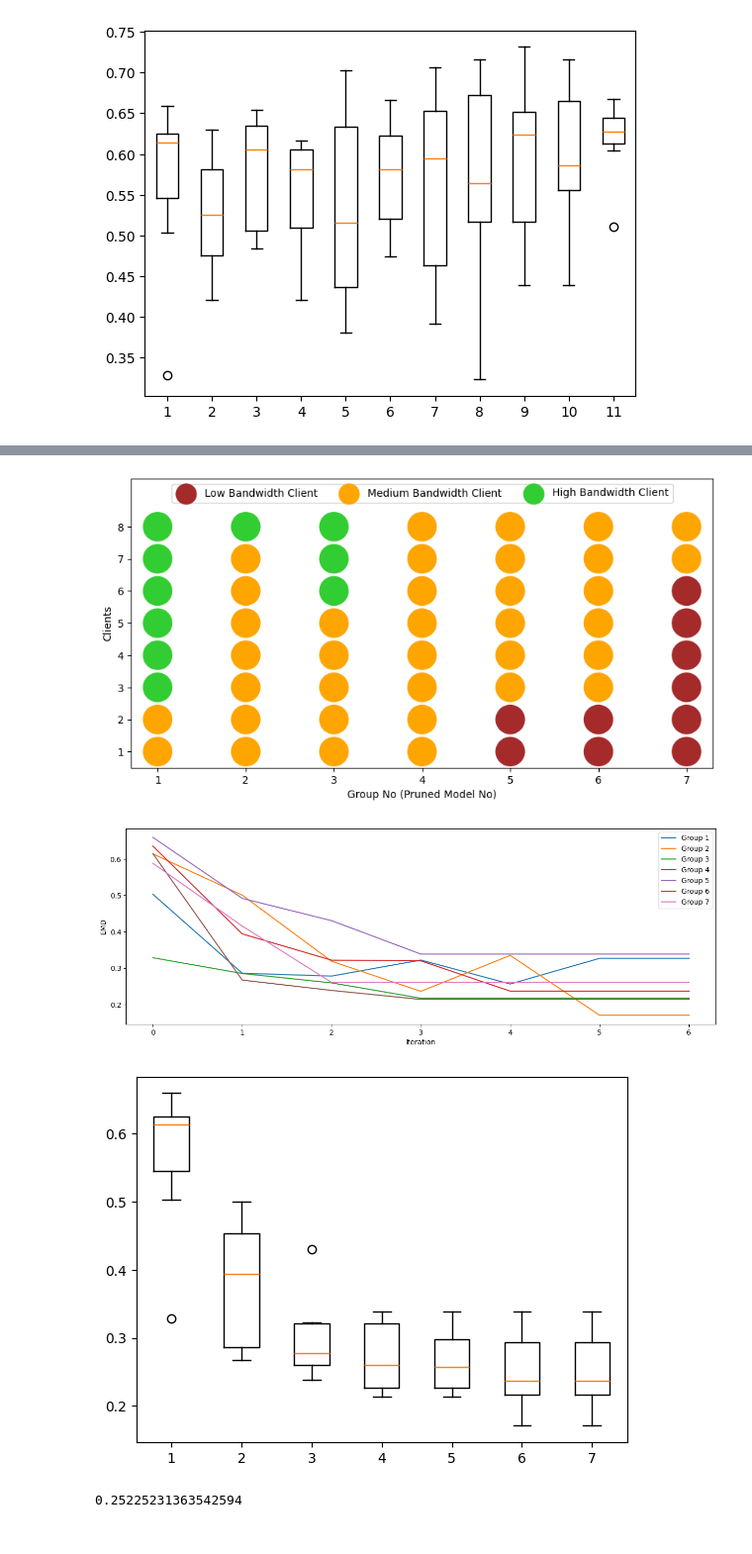
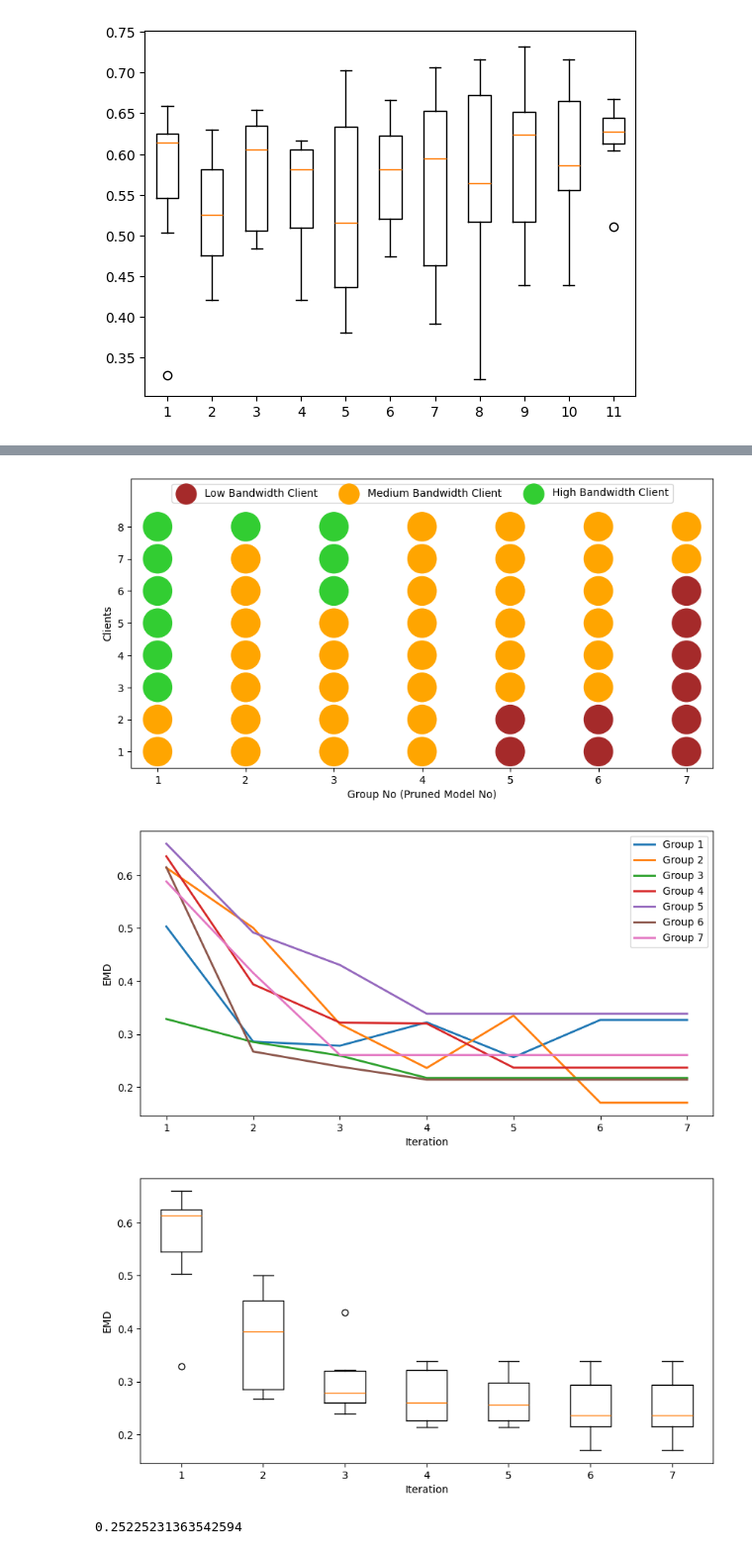
Before and after one commit to GoktugOcal/natadapt-x-flower, a Jupyter notebook: notebooks/grouping.ipynb, the cells around one changed output, grey strips where cells are left out. Shown at 99% size. Drawn from its saved outputs; the diff is of its cells as text; code cells hidden in the pictures.

```diff
--- a/notebooks/grouping.ipynb
+++ b/notebooks/grouping.ipynb
@@ -429,7 +429,7 @@ for iter_no in range(10):
         if len(candidate_operations) > 0:
             selected_idx = np.argmin(candidate_operations[:,2])
             if current_emd > candidate_operations[selected_idx,2]:
-                print(candidate_operations[selected_idx], bw_debug[selected_idx])
+                # print(candidate_operations[selected_idx], bw_debug[selected_idx])
                 df_iter = transfer_op(df_iter, candidate_operations, selected_idx)
                 no_operations_done += 1
 
@@ -449,15 +449,19 @@ vis_bw_counts(df_iter)
 
 ### EMD CHANGE
 all_scores = np.array(all_scores)
-ax = plt.subplots(figsize=(15,5))
+ax = plt.subplots(figsize=(10,5))
 for group_no in range(NO_GROUPS):
-    plt.plot(all_scores[:,group_no], label=f"Group {group_no+1}")
+    plt.plot(np.arange(1,len(all_scores)+1), all_scores[:,group_no], label=f"Group {group_no+1}", linewidth=2)
 plt.xlabel("Iteration")
 plt.ylabel("EMD")
 plt.legend()
 plt.show()
 
+
+plt.figure(figsize=(10,3))
 plt.boxplot(all_scores.T)
+plt.xlabel("Iteration")
+plt.ylabel("EMD")
 plt.show()
 # %% [output]
 [2, 3, 4, 5, 6, 7, 1]
@@ -480,7 +479,7 @@ No operations done : 0
 [figure]
 [figure]
-[figure, old version]
+[figure, new version]
-[figure, old version]
+[figure, new version]
 # %%
 np.mean(all_scores[-1])
 # %% [output]
```
Also changed, not shown: parts of 3 cells of this notebook.
